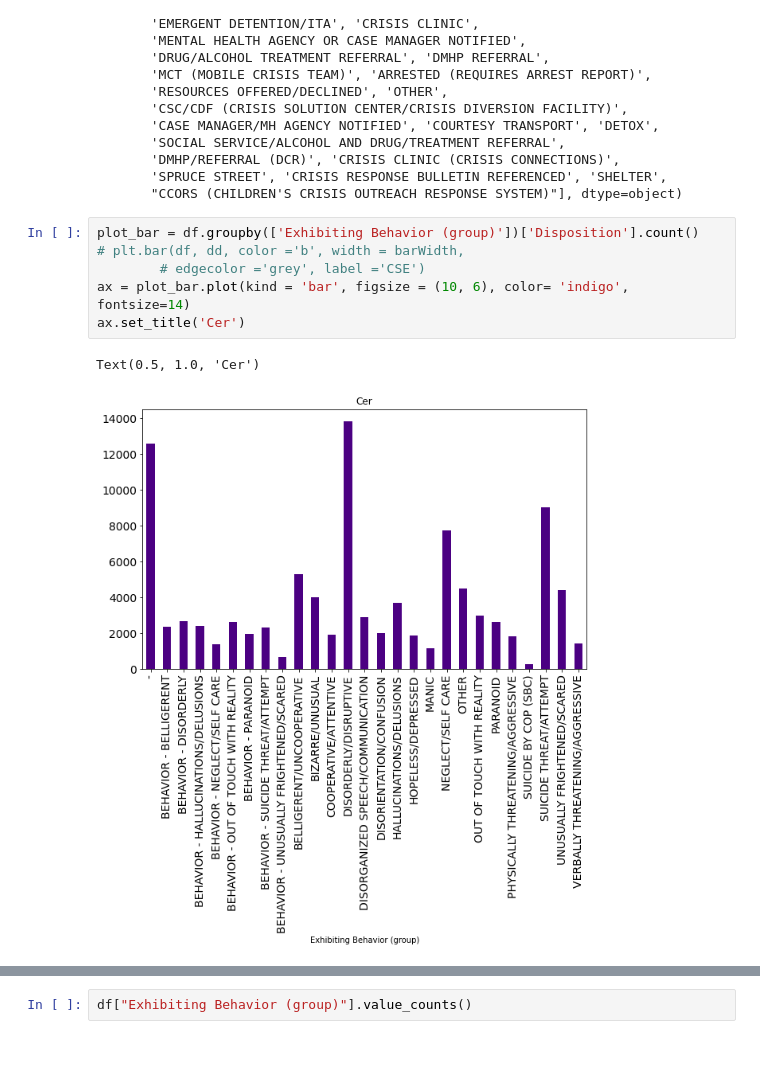
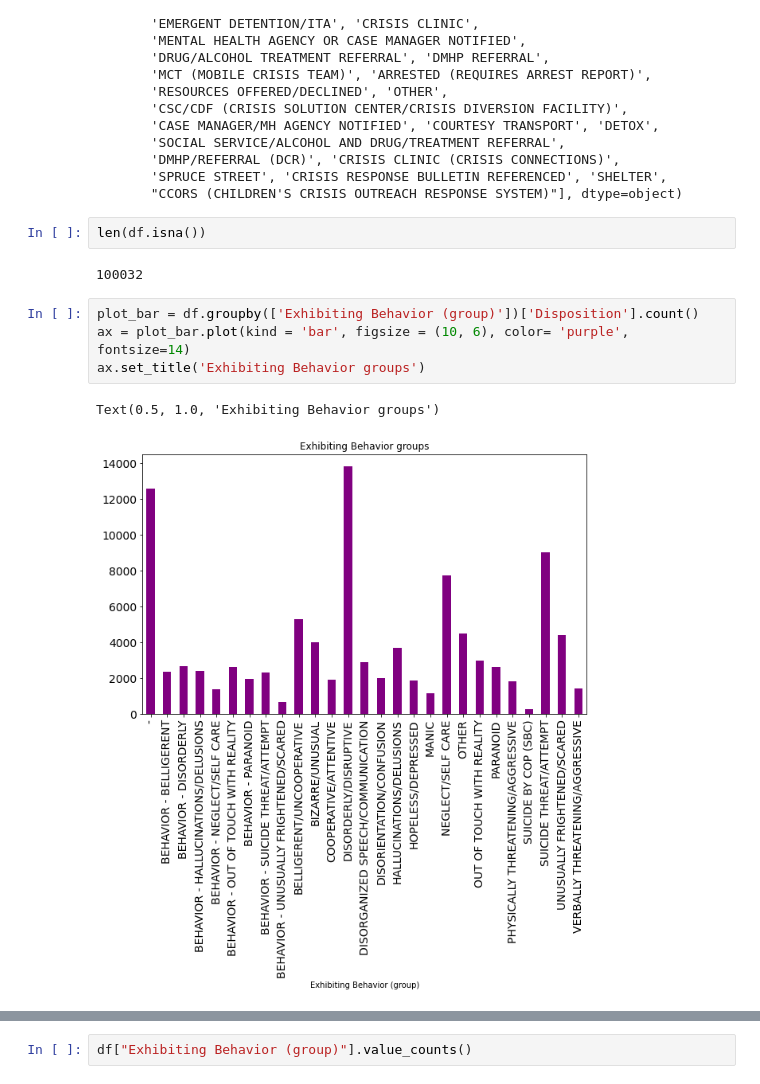
Before and after one commit to msenosain/spd-use-of-force_DS4A, a Jupyter notebook: notebooks/10_EDA_crisis.ipynb, the cells around one changed output, grey strips where cells are left out. Drawn from its saved outputs; the diff is of its cells as text; blank space fills up the shorter version.

```diff
--- a/notebooks/10_EDA_crisis.ipynb
+++ b/notebooks/10_EDA_crisis.ipynb
@@ -111,12 +113,14 @@ array(['NO ACTION POSSIBLE/NECESSARY', 'UNABLE TO CONTACT',
        'DMHP/REFERRAL (DCR)', 'CRISIS CLINIC (CRISIS CONNECTIONS)',
        'SPRUCE STREET', 'CRISIS RESPONSE BULLETIN REFERENCED', 'SHELTER',
        "CCORS (CHILDREN'S CRISIS OUTREACH RESPONSE SYSTEM)"], dtype=object)
+# %%
+len(df.isna())
+# %% [output]
+100032
 # %%
 plot_bar = df.groupby(['Exhibiting Behavior (group)'])['Disposition'].count()
-# plt.bar(df, dd, color ='b', width = barWidth,
-        # edgecolor ='grey', label ='CSE')
-ax = plot_bar.plot(kind = 'bar', figsize = (10, 6), color= 'indigo', fontsize=14)
-ax.set_title('Cer')
+ax = plot_bar.plot(kind = 'bar', figsize = (10, 6), color= 'purple', fontsize=14)
+ax.set_title('Exhibiting Behavior groups')
 # %% [output]
-Text(0.5, 1.0, 'Cer')
+Text(0.5, 1.0, 'Exhibiting Behavior groups')
-[figure, old version]
+[figure, new version]
```
Also changed, not shown: parts of 11 cells of this notebook.
